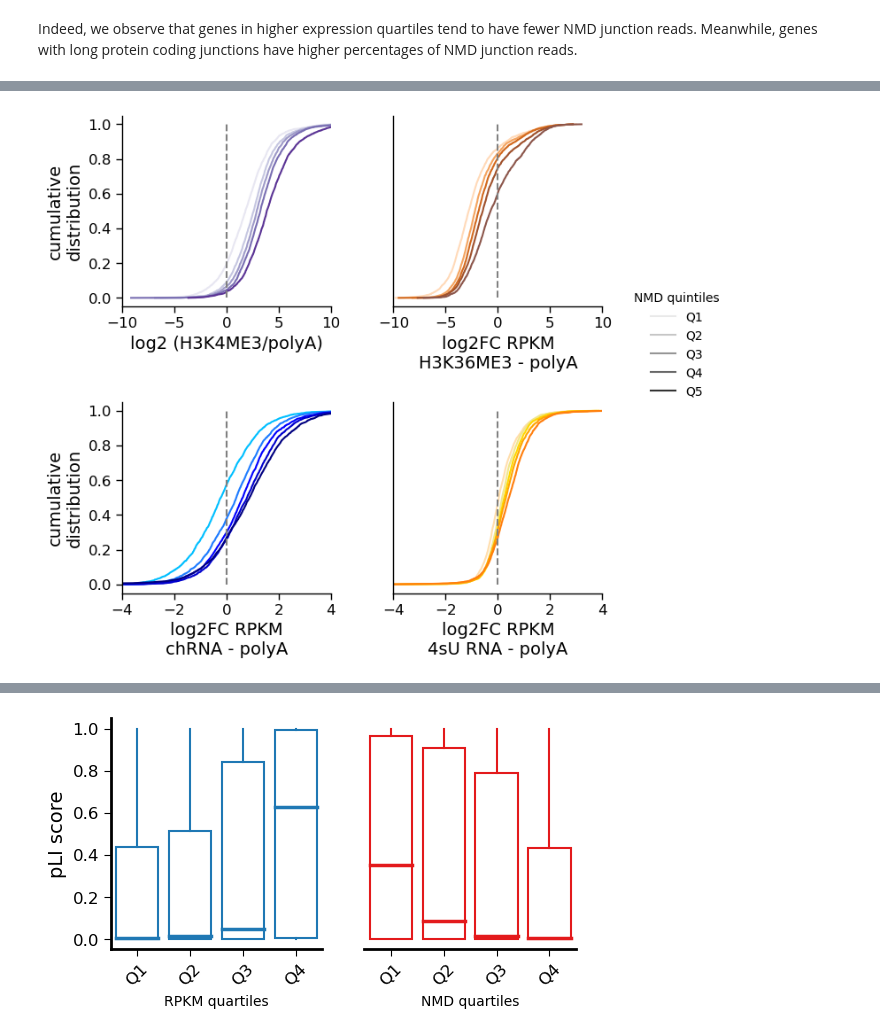
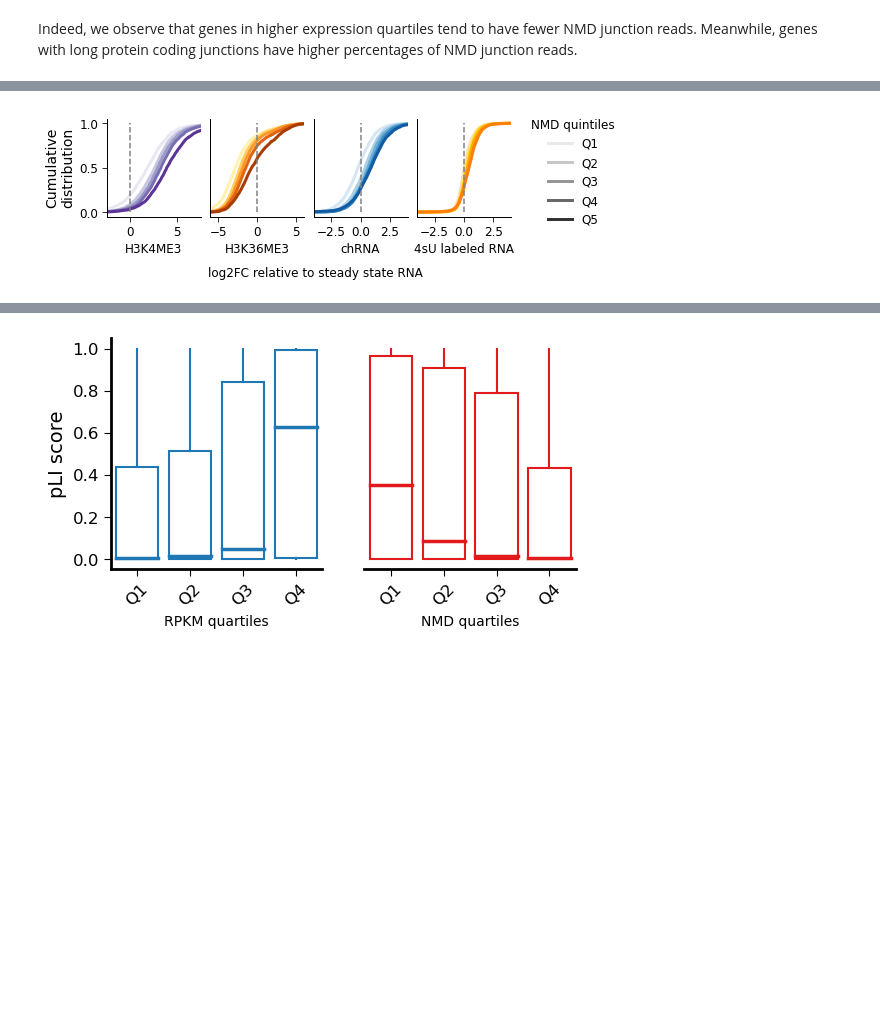
Before and after one commit to bfairkun/ChromatinSplicingQTLs, a Jupyter notebook: analysis/20230515_Fig1_boxplots_longtable.ipynb, the cells around one changed output, grey strips where cells are left out. Drawn from its saved outputs; the diff is of its cells as text; code cells hidden in the pictures; blank space fills up the shorter version.

```diff
--- a/analysis/20230515_Fig1_boxplots_longtable.ipynb
+++ b/analysis/20230515_Fig1_boxplots_longtable.ipynb
@@ -625,0 +708,15 @@ plt.savefig('../code/manuscript_plots/Fig1.confounders.LongTable.png', dpi=300,
+# %%
+clu_list = []
+intron_len = []
+for df in chRNA.loc[chRNA.SuperAnnotation.isin(
+    ['AnnotatedJunc_ProductiveCodingGene', 'UnannotatedJunc_ProductiveCodingGene']
+)].groupby('cluster'):
+    len_top_pc = df[1].iloc[df[1][chRNA_samples].sum(axis=1).argmax()].intron_length
+    clu_list.append(df[0])
+    intron_len.append(len_top_pc)
+# %%
+df_clu = pd.DataFrame()
+df_clu['intron_length'] = intron_len
+df_clu.index = clu_list
+# %%
+clu_10 = get_series_quantile(df_clu.intron_length, quant=5)
@@ -758,6 +895,6 @@ plt.savefig(figdir + 'Fig1_chRNA_polyA_expression.pdf', bbox_inches='tight', dpi
 # %%
 def plot_cumulative_quantiles(X, quantile_list, color_list, label_list = None,
-                               method='median', ax=None, plot_legend = False, norm_to_Q1 = False,
+                               method='median', ax=None, plot_legend = False, norm_to_Q1 = False, linewidth=1,
                                **kwargs):
     for i in range(len(quantile_list)):
         Qi = quantile_list[i]
@@ -777,7 +914,7 @@ def plot_cumulative_quantiles(X, quantile_list, color_list, label_list = None,
             else:
                 X_to_plot = X_to_plot/Q1_
 
-        plot_cumulative(X_to_plot, c=color, ax=ax, label=label)
+        plot_cumulative(X_to_plot, c=color, ax=ax, label=label, linewidth=linewidth)
 
 
 
@@ -964,70 +1077,88 @@ plt.savefig(figdir + 'supplementary_figures/Fig1.Supp_Histones_LFC.png', dpi=300
 # %%
+plt.rcParams['legend.title_fontsize'] = 12
+
 h3k4me3_idx = h3k4me3_idx.intersection(chRNA_juncs_NMD_ratio.index)
 h3k27ac_idx = h3k27ac_idx.intersection(chRNA_juncs_NMD_ratio.index)
 h3k36me3_idx = h3k36me3_polyA_log2_difference.dropna().index.intersection(chRNA_juncs_NMD_ratio.index)
 
-fig, ax = plt.subplots(nrows=2, ncols=2, gridspec_kw={'hspace': 0.5, 'wspace': 0.3}, figsize=(7, 7))
+fig, ax = plt.subplots(nrows=1, ncols=4, gridspec_kw={'hspace': 0.5, 'wspace': 0.1}, figsize=(7.24, 1.8))
 
 
 NMD_ratio_quant_all_genes = get_series_quantile(chRNA_juncs_NMD_ratio, quant=5)
 NMD_ratio_quant_all_h3k4me3 = get_series_quantile(chRNA_juncs_NMD_ratio.loc[h3k4me3_idx], quant=5)
 NMD_ratio_quant_all_h3k36me3 = get_series_quantile(chRNA_juncs_NMD_ratio.loc[h3k36me3_idx], quant=5)
 NMD_ratio_quant_all_h3k27ac = get_series_quantile(chRNA_juncs_NMD_ratio.loc[h3k27ac_idx], quant=5)
 
 plot_cumulative_quantiles(h3k4me3_polyA_log2_difference.loc[h3k4me3_idx], NMD_ratio_quant_all_h3k4me3,
-                    sns.color_palette("Purples", 5), xlim=[-10,10], ax=ax[0, 0],
-                          xlabel = 'log2 (H3K4ME3/polyA)',
+                    sns.color_palette("Purples", 5), xlim=[-2.5, 7.5],
+                          ax=ax[0],
+                          xlabel = 'H3K4ME3',
+                          ylabel='cumulative\ndistribution',
                           vertical_line_at = 0,
                            label_list = [None, None, None, None, None],
-                   legend_title = '%NMD quintiles', fontsize=14)
+                   legend_title = '%NMD quintiles', fontsize=12, linewidth=3)
 
 plot_cumulative_quantiles(h3k36me3_polyA_log2_difference.loc[h3k36me3_idx], NMD_ratio_quant_all_h3k36me3,
-                   ['peachpuff', 'sandybrown', 'chocolate', 'sienna', 'tab:brown'],
-                          xlim=[-10,10], ax=ax[0,1],
+                  sns.color_palette("YlOrBr", 5),
+                          # ['peachpuff', 'sandybrown', 'chocolate', 'sienna', 'tab:brown'],
+                          xlim=[-6,6],
+                          ax=ax[1],
                           vertical_line_at = 0,
                            label_list = [None, None, None, None, None],
-                   xlabel = 'log2FC RPKM\nH3K36ME3 - polyA', legend_title = '%NMD quintiles', fontsize=14)
+                   xlabel = 'H3K36ME3', legend_title = '%NMD quintiles', fontsize=12, linewidth=3)
 
 plot_cumulative_quantiles(chRNA_polyA_log2_difference, NMD_ratio_quant_all_genes,
-                                   ['deepskyblue', '#1e7cff', 'blue', 'mediumblue', 'navy'],
-                                   ax=ax[1,0], label_list = [None, None, None, None, None],
-                                   ylabel='cumulative\ndistribution',
-                                   xlabel='log2FC RPKM\nchRNA - polyA',
-                                   vertical_line_at = 0, xlim=[-4, 4],
-                                   fontsize=14, method='')
+                                  sns.color_palette("Blues", 5),
+#                           ['deepskyblue', '#1e7cff', 'blue', 'mediumblue', 'navy'],
+                                   ax=ax[2], label_list = [None, None, None, None, None],
+                                   xlabel='chRNA',
+                                   vertical_line_at = 0,
+                          xlim=[-4, 4],
+                                   fontsize=12, method='', linewidth=3)
 
 plot_cumulative_quantiles(ml30_polyA_log2_difference, NMD_ratio_quant_all_genes,
-                                   ['navajowhite', 'khaki', 'gold', 'orange', 'tab:orange'],
-                                   ax=ax[1,1], label_list = [None, None, None, None, None],
-                                   xlabel='log2FC RPKM\n4sU RNA - polyA',
-                                   vertical_line_at = 0, xlim=[-4, 4],
-                                   fontsize=14, method='')
+#                                    sns.color_palette("Oranges", 5),
+                          ['navajowhite', 'khaki', 'gold', 'orange', 'tab:orange'],
+                                   ax=ax[3], label_list = [None, None, None, None, None],
+                                   xlabel='4sU labeled RNA',
+                                   vertical_line_at = 0,
+                          xlim=[-4, 4],
+                                   fontsize=12, method='', linewidth=3)
 
-ax[0,1].set_yticks([])
-ax[1,1].set_yticks([])
+ax[1].set_yticks([])
+ax[2].set_yticks([])
+ax[3].set_yticks([])
 
 color_list = sns.color_palette("Greys", 5)
 for i in range(5):
-    ax[1,1].plot([-50], [0.5], c = color_list[i], label = 'Q' + str(i+1))
+    ax[3].plot([-50], [0.5], c = color_list[i], label = 'Q' + str(i+1), linewidth=3)
 
-ax[1,1].legend(title = 'NMD quintiles', frameon=False,
-                          loc='center left', bbox_to_anchor=(1.1, 1.3))
+ax[3].legend(title = 'NMD quintiles', frameon=False,
+                          loc='center left', bbox_to_anchor=(1.1, 0.45), fontsize=12)
 
-ax[0,0].tick_params(length=5, labelsize=12, width=1)
-ax[0,1].tick_params(length=5, labelsize=12, width=1)
-ax[1,0].tick_params(length=5, labelsize=12, width=1)
-ax[1,1].tick_params(length=5, labelsize=12, width=1)
+# ax[0].tick_params(length=5, labelsize=12)
+# ax[1].tick_params(length=5, labelsize=12)
+# ax[2].tick_params(length=5, labelsize=12)
+# ax[3].tick_params(length=5, labelsize=12)
 
-ax[0,0].set_ylabel('cumulative\ndistribution',size=14)
+ax[0].set_ylabel('Cumulative\ndistribution',size=14)
 
-for ax_ in [ax[0,0], ax[1,0], ax[0,1], ax[1,1]]:
+for ax_ in ax:
     ax_.spines['left'].set_linewidth(1)
     ax_.spines['bottom'].set_linewidth(1)
+    ax_.tick_params(length=5, labelsize=12)
+
+shared_ax = fig.add_subplot(111, frame_on=False)
+shared_ax.set_position([0.1, -0.1, 0.85, 0.03])  # Adjust the position [left, bottom, width, height]
+plt.tick_params(labelcolor='none', top=False, bottom=False, left=False, right=False)
+shared_ax.set_xlabel("log2FC relative to steady state RNA", size=12)
+
+figdir = '/project2/yangili1/carlos_and_ben_shared/polished_plots/'
 
 plt.savefig(figdir + 'Fig1.coverage_distribution.adjusted_x.pdf', dpi=300, bbox_inches='tight',)
 plt.savefig(figdir + 'Fig1.coverage_distribution.adjusted_x.png', dpi=300, bbox_inches='tight',)
 # %% [output]
-[figure, old version]
+[figure, new version]
 # %%
 h3k4me3_idx = h3k4me3_idx.intersection(chRNA_juncs_NMD_ratio.index)
 h3k27ac_idx = h3k27ac_idx.intersection(chRNA_juncs_NMD_ratio.index)
```
Also changed, not shown: parts of 31 cells of this notebook, 17 other files.
